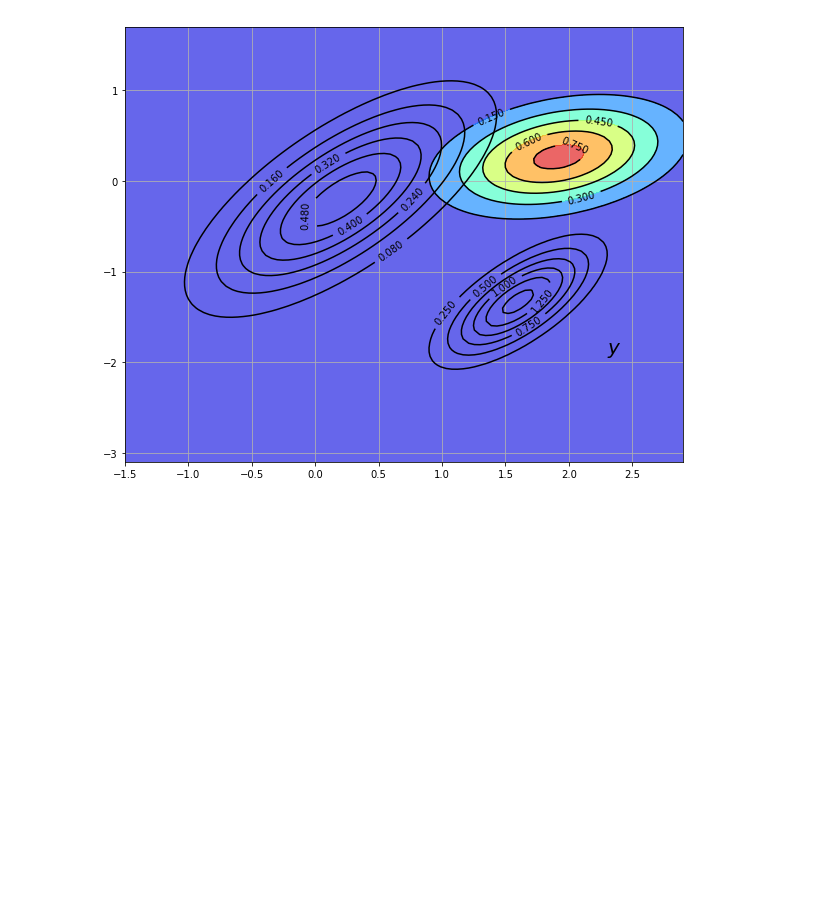
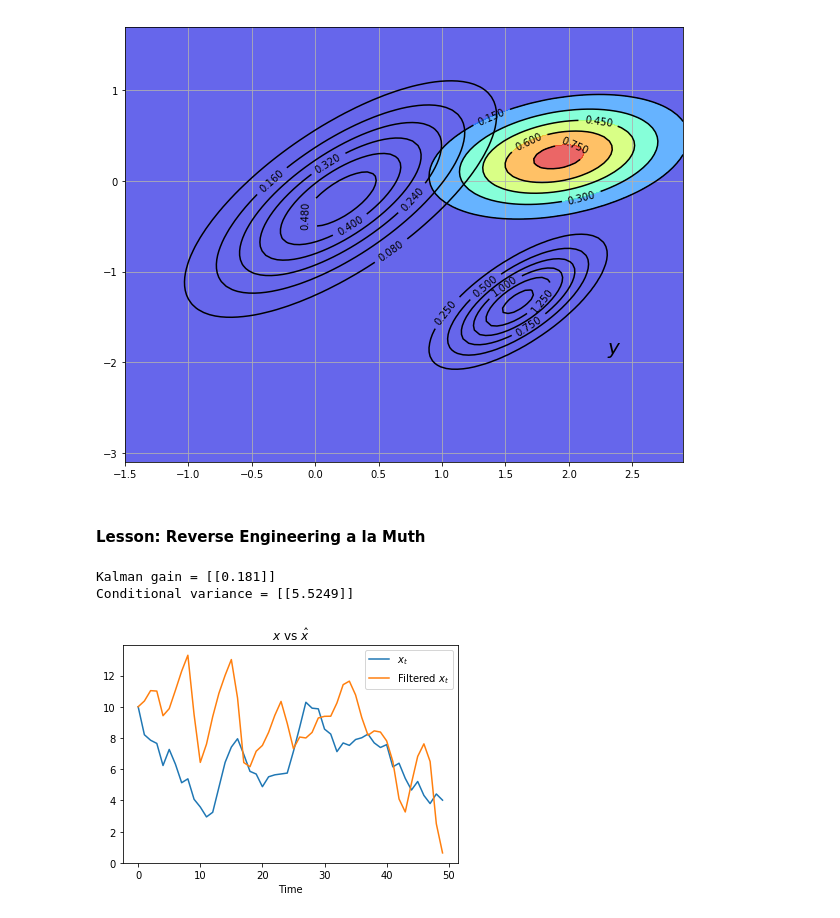
Before and after one commit to PanPip/QuantEcon_Tasks, a Jupyter notebook: Tools_and_techniques.ipynb, the cells around one changed output. Cells and saved outputs as stored; diff of their text form; code cells hidden in the pictures; blank space fills up the shorter version.

Commit message:
Started a lesson on Reverse Engineering a la Muth

```diff
--- a/Tools_and_techniques.ipynb
+++ b/Tools_and_techniques.ipynb
@@ -1308,3 +1308,5 @@ ax.text(float(y[0]), float(y[1]), "$y$", fontsize=20, color="black")
 plt.show()
 # %% [output]
 [figure]
+# %% [markdown]
+#### Lesson: Reverse Engineering a la Muth
@@ -1310,0 +1344,37 @@ plt.show()
+# %%
+# Create grand state-space for y_t, a_t as observed vars -- Use
+# stacking trick above
+Af = np.array([[ 1,      0,        0],
+               [K1, 1 - K1, K1 * σ_y],
+               [ 0,      0,        0]])
+Cf = np.array([[σ_x,        0],
+               [  0, K1 * σ_y],
+               [  0,        1]])
+Gf = np.array([[1,  0, σ_y],
+               [1, -1, σ_y]])
+
+μ_true, μ_prior = 10, 10
+μ_f = np.array([μ_true, μ_prior, 0]).reshape(3, 1)
+
+# Create the state-space
+ssf = LinearStateSpace(Af, Cf, Gf, mu_0=μ_f)
+
+# Draw observations of y from the state-space model
+N = 50
+xf, yf = ssf.simulate(N)
+
+print(f"Kalman gain = {K1}")
+print(f"Conditional variance = {S1}")
+# %% [output]
+Kalman gain = [[0.181]]
+Conditional variance = [[5.5249]]
+# %%
+fig, ax = plt.subplots()
+ax.plot(xf[0, :], label="$x_t$")
+ax.plot(xf[1, :], label="Filtered $x_t$")
+ax.legend()
+ax.set_xlabel("Time")
+ax.set_title(r"$x$ vs $\hat{x}$")
+plt.show()
+# %% [output]
+[figure, added]
```
Also changed, not shown: parts of 6 cells of this notebook.
